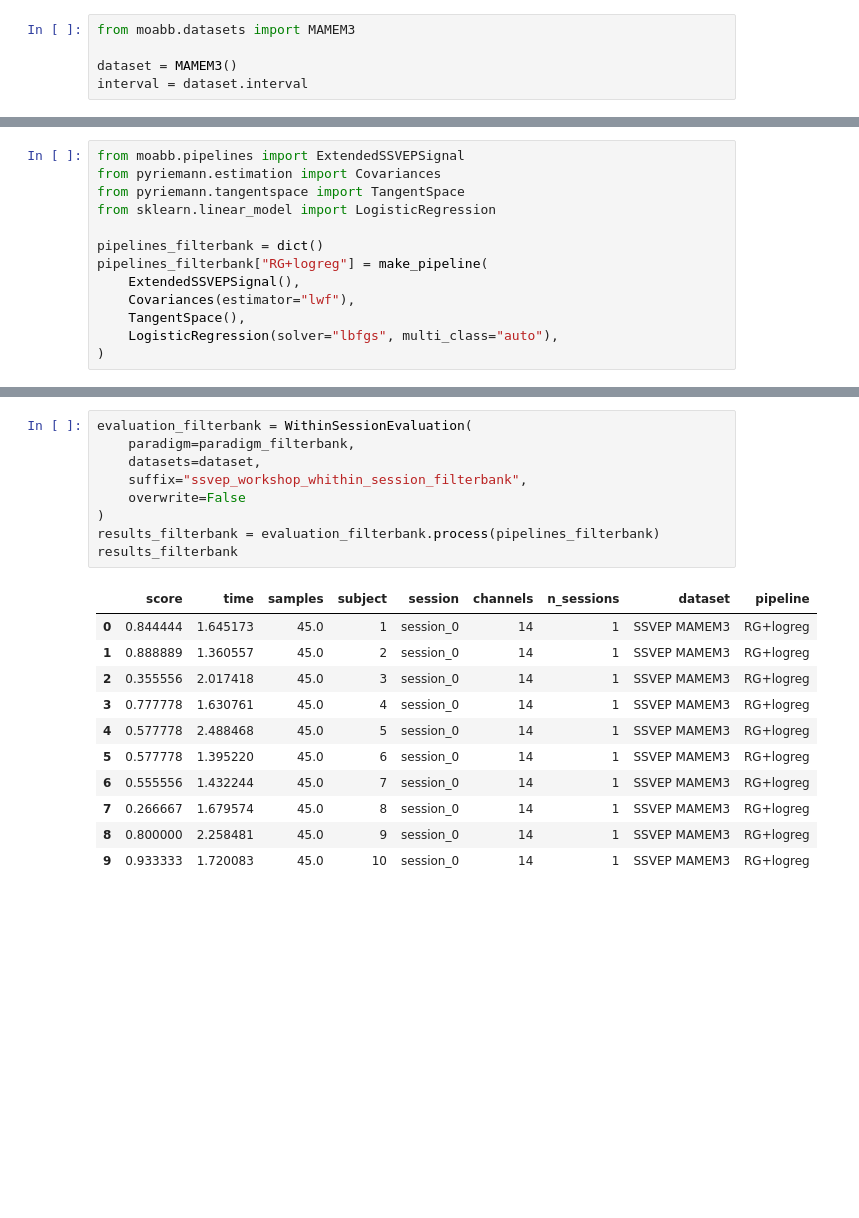
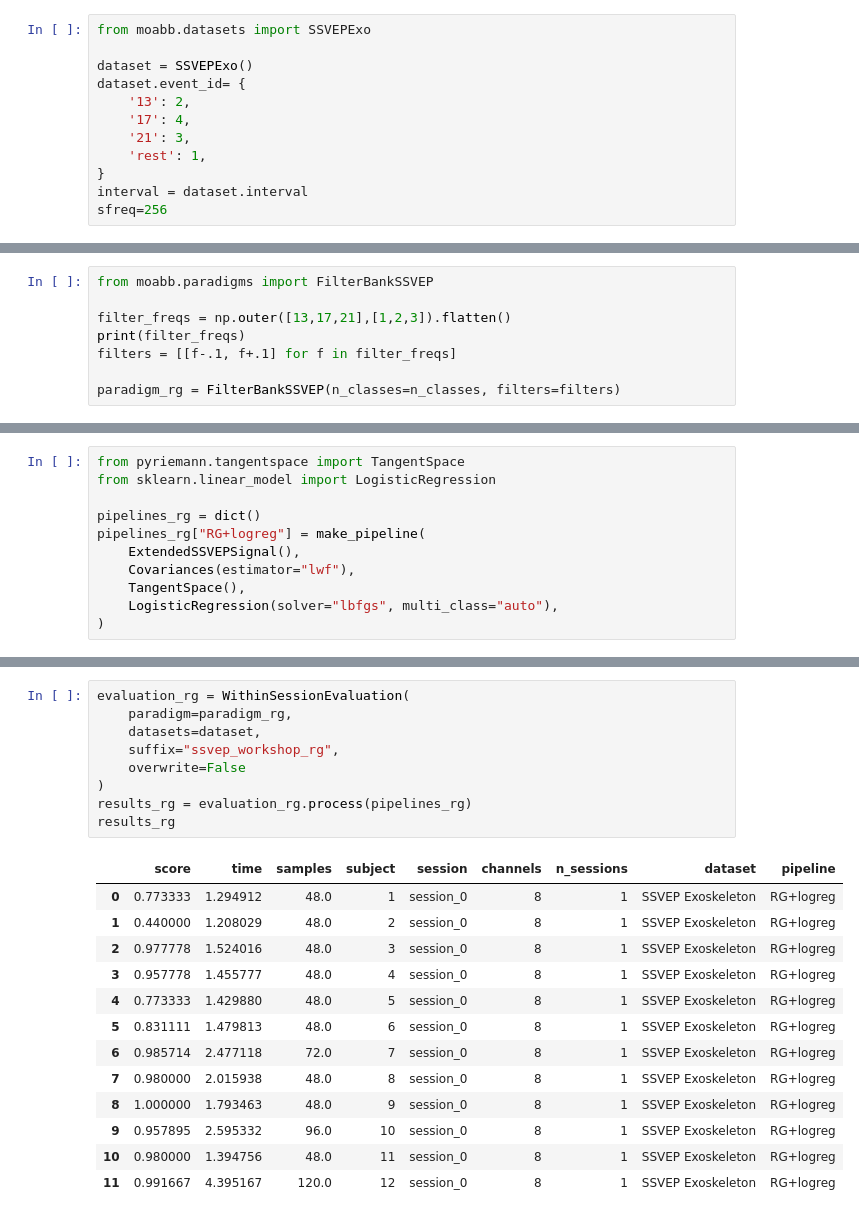
Before and after one commit to NeuroTech-Leuven/ssvep-workshop, a Jupyter notebook: notebooks/3a_ssvep_algorithms.ipynb, the cells around one changed output, grey strips where cells are left out. Cells and saved outputs as stored; diff of their text form; blank space fills up the shorter version.

```diff
--- a/notebooks/3a_ssvep_algorithms.ipynb
+++ b/notebooks/3a_ssvep_algorithms.ipynb
@@ -1,6 +9,13 @@
 # %%
-from moabb.datasets import MAMEM3
+from moabb.datasets import SSVEPExo
 
-dataset = MAMEM3()
+dataset = SSVEPExo()
+dataset.event_id= {
+    '13': 2,
+    '17': 4,
+    '21': 3,
+    'rest': 1,
+}
 interval = dataset.interval
+sfreq=256
 # %% [markdown]
@@ -52,0 +85,8 @@ Choosing the first 3 classes from all possible events
+# %%
+from moabb.paradigms import FilterBankSSVEP
+
+filter_freqs = np.outer([13,17,21],[1,2,3]).flatten()
+print(filter_freqs)
+filters = [[f-.1, f+.1] for f in filter_freqs]
+
+paradigm_rg = FilterBankSSVEP(n_classes=n_classes, filters=filters)
@@ -53,11 +125,9 @@ Choosing the first 3 classes from all possible events
 # %%
-from moabb.pipelines import ExtendedSSVEPSignal
-from pyriemann.estimation import Covariances
 from pyriemann.tangentspace import TangentSpace
 from sklearn.linear_model import LogisticRegression
 
-pipelines_filterbank = dict()
-pipelines_filterbank["RG+logreg"] = make_pipeline(
+pipelines_rg = dict()
+pipelines_rg["RG+logreg"] = make_pipeline(
     ExtendedSSVEPSignal(),
     Covariances(estimator="lwf"),
     TangentSpace(),
@@ -107,21 +193,23 @@ results_bandpass
 # %%
-evaluation_filterbank = WithinSessionEvaluation(
-    paradigm=paradigm_filterbank,
+evaluation_rg = WithinSessionEvaluation(
+    paradigm=paradigm_rg,
     datasets=dataset,
-    suffix="ssvep_workshop_whithin_session_filterbank",
+    suffix="ssvep_workshop_rg",
     overwrite=False
 )
-results_filterbank = evaluation_filterbank.process(pipelines_filterbank)
-results_filterbank
+results_rg = evaluation_rg.process(pipelines_rg)
+results_rg
 # %% [output]
 |  | score | time | samples | subject | session | channels | n_sessions | dataset | pipeline |
-| 0 | 0.844444 | 1.645173 | 45.0 | 1 | session_0 | 14 | 1 | SSVEP MAMEM3 | RG+logreg |
-| 1 | 0.888889 | 1.360557 | 45.0 | 2 | session_0 | 14 | 1 | SSVEP MAMEM3 | RG+logreg |
-| 2 | 0.355556 | 2.017418 | 45.0 | 3 | session_0 | 14 | 1 | SSVEP MAMEM3 | RG+logreg |
-| 3 | 0.777778 | 1.630761 | 45.0 | 4 | session_0 | 14 | 1 | SSVEP MAMEM3 | RG+logreg |
-| 4 | 0.577778 | 2.488468 | 45.0 | 5 | session_0 | 14 | 1 | SSVEP MAMEM3 | RG+logreg |
-| 5 | 0.577778 | 1.395220 | 45.0 | 6 | session_0 | 14 | 1 | SSVEP MAMEM3 | RG+logreg |
-| 6 | 0.555556 | 1.432244 | 45.0 | 7 | session_0 | 14 | 1 | SSVEP MAMEM3 | RG+logreg |
-| 7 | 0.266667 | 1.679574 | 45.0 | 8 | session_0 | 14 | 1 | SSVEP MAMEM3 | RG+logreg |
-| 8 | 0.800000 | 2.258481 | 45.0 | 9 | session_0 | 14 | 1 | SSVEP MAMEM3 | RG+logreg |
-| 9 | 0.933333 | 1.720083 | 45.0 | 10 | session_0 | 14 | 1 | SSVEP MAMEM3 | RG+logreg |
+| 0 | 0.773333 | 1.294912 | 48.0 | 1 | session_0 | 8 | 1 | SSVEP Exoskeleton | RG+logreg |
+| 1 | 0.440000 | 1.208029 | 48.0 | 2 | session_0 | 8 | 1 | SSVEP Exoskeleton | RG+logreg |
+| 2 | 0.977778 | 1.524016 | 48.0 | 3 | session_0 | 8 | 1 | SSVEP Exoskeleton | RG+logreg |
+| 3 | 0.957778 | 1.455777 | 48.0 | 4 | session_0 | 8 | 1 | SSVEP Exoskeleton | RG+logreg |
+| 4 | 0.773333 | 1.429880 | 48.0 | 5 | session_0 | 8 | 1 | SSVEP Exoskeleton | RG+logreg |
+| 5 | 0.831111 | 1.479813 | 48.0 | 6 | session_0 | 8 | 1 | SSVEP Exoskeleton | RG+logreg |
+| 6 | 0.985714 | 2.477118 | 72.0 | 7 | session_0 | 8 | 1 | SSVEP Exoskeleton | RG+logreg |
+| 7 | 0.980000 | 2.015938 | 48.0 | 8 | session_0 | 8 | 1 | SSVEP Exoskeleton | RG+logreg |
+| 8 | 1.000000 | 1.793463 | 48.0 | 9 | session_0 | 8 | 1 | SSVEP Exoskeleton | RG+logreg |
+| 9 | 0.957895 | 2.595332 | 96.0 | 10 | session_0 | 8 | 1 | SSVEP Exoskeleton | RG+logreg |
+| 10 | 0.980000 | 1.394756 | 48.0 | 11 | session_0 | 8 | 1 | SSVEP Exoskeleton | RG+logreg |
+| 11 | 0.991667 | 4.395167 | 120.0 | 12 | session_0 | 8 | 1 | SSVEP Exoskeleton | RG+logreg |
```
Also changed, not shown: parts of 28 cells of this notebook, 4 other files.
